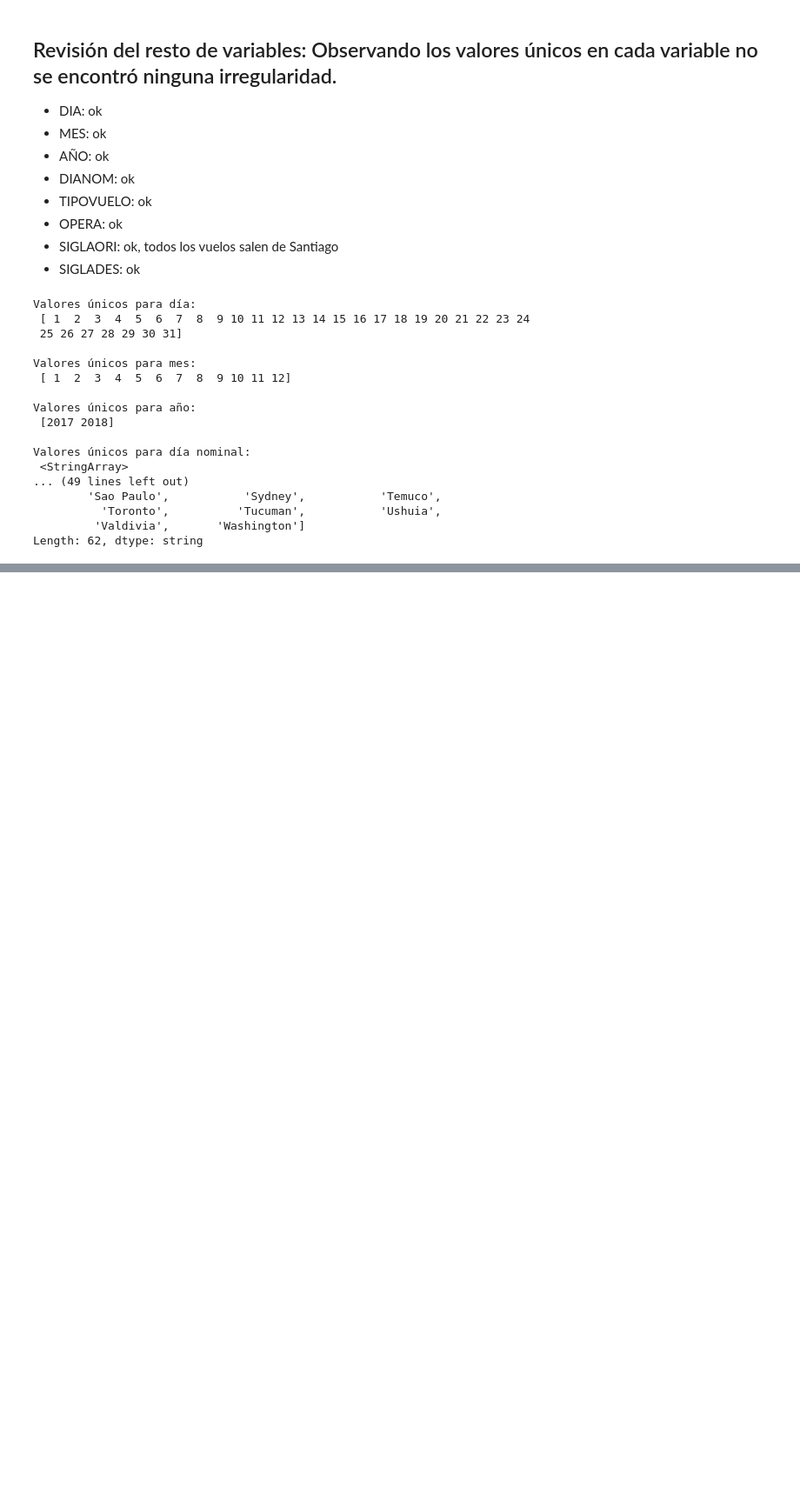
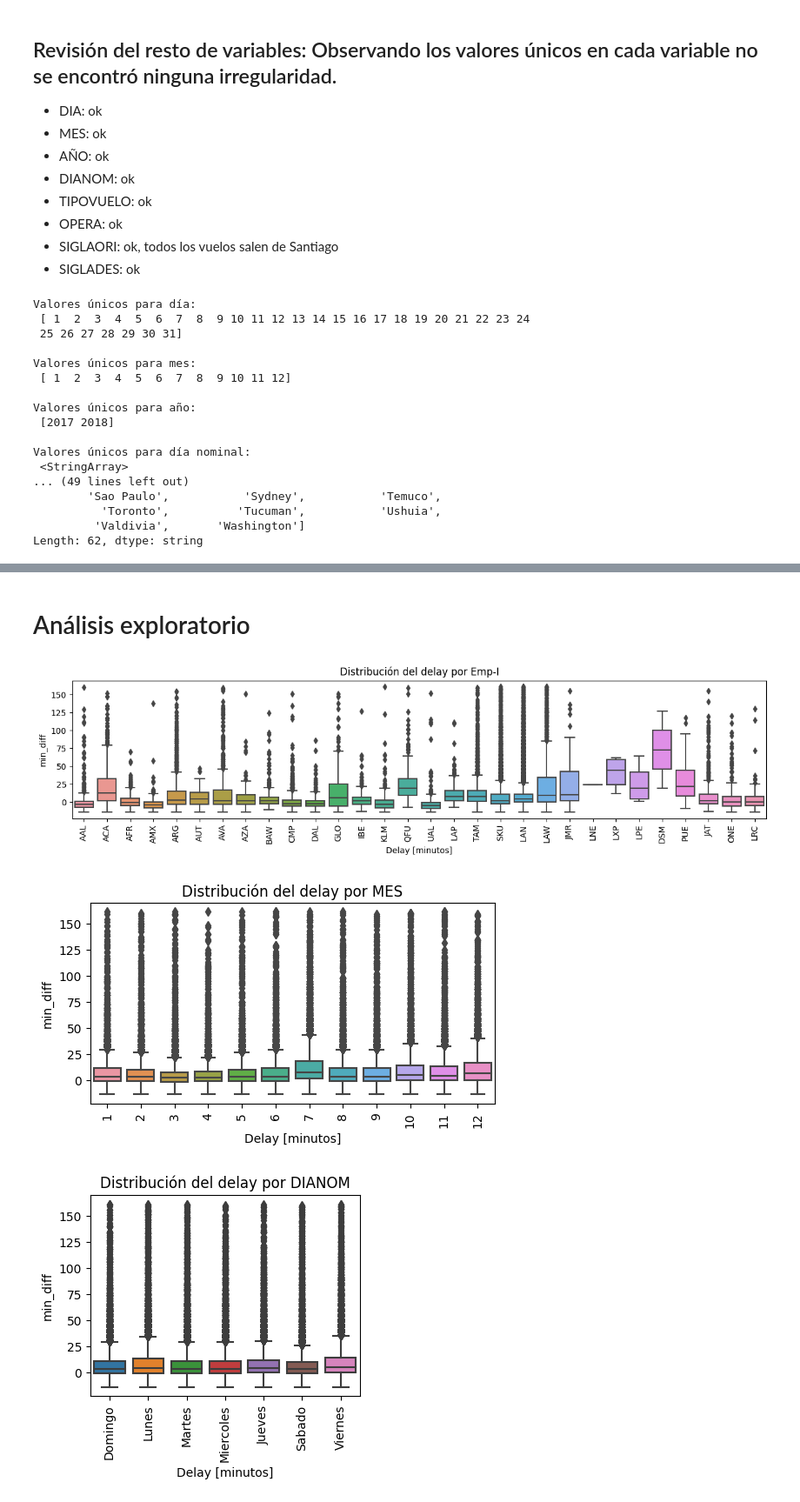
Before and after one commit to CrisBenavides/LATAM_Challenge, a Jupyter notebook: solution.ipynb, the cells around one changed output, grey strips where cells are left out. Shown: that part at 87% size. Drawn from its saved outputs; the diff is of its cells as text; code cells hidden in the pictures; blank space fills up the shorter version.

Commit message:
Procesamiento de datos III y Analisis exploratorio I

```diff
--- a/solution.ipynb
+++ b/solution.ipynb
@@ -332,0 +382,28 @@ clean_data.head()
+# %%
+# Cargar datos del .csv
+new_data = pd.read_csv("synthetic_features.csv",
+                parse_dates=['Fecha-I', 'Fecha-O'],
+                dtype = {
+                'Vlo-I': 'string',
+                'Ori-I' : 'string' ,
+                'Des-I' : 'string' ,
+                'Emp-I': 'string',
+                'Vlo-O': 'string',
+                'Ori-O': 'string',
+                'Des-O': 'string',
+                'Emp-O': 'string',
+                'DIA': 'string',
+                'MES': 'string',
+                'AÑO': 'string',
+                'DIANOM': 'string',
+                'TIPOVUELO': 'string',
+                'OPERA': 'string',
+                'SIGLAORI': 'string',
+                'SIGLADES': 'string',
+                'high_season': 'string',
+                'min_diff': 'float64',
+                'delay_15': 'int64',
+                'period_day': 'string'
+                }
+                )
+new_data.head(5)
@@ -332,0 +418,21 @@ clean_data.head()
+# %% [markdown]
+# Análisis exploratorio
+# %%
+# Barplots del delay sobre posibles variables predictivas
+
+cols = ['Emp-I',  'MES', 'DIANOM', 'TIPOVUELO', 'OPERA', 'high_season']
+
+for i in cols:
+    sub_cols = [i, 'min_diff']
+    df = new_data[sub_cols]
+
+    fig, ax = plt.subplots(figsize=( np.ceil((1/2)* df[i].nunique()), 3 ))
+    sns.boxplot(data=df, x = i, y="min_diff")
+    plt.title(f'''Distribución del delay por {i}''')
+    plt.xlabel(f'''Delay [minutos]''')
+    plt.xticks(rotation=90)
+    plt.show()
+# %% [output]
+[figure, added]
+[figure, added]
+[figure, added]
```
Also changed, not shown: parts of 15 cells of this notebook, 1 other file.
